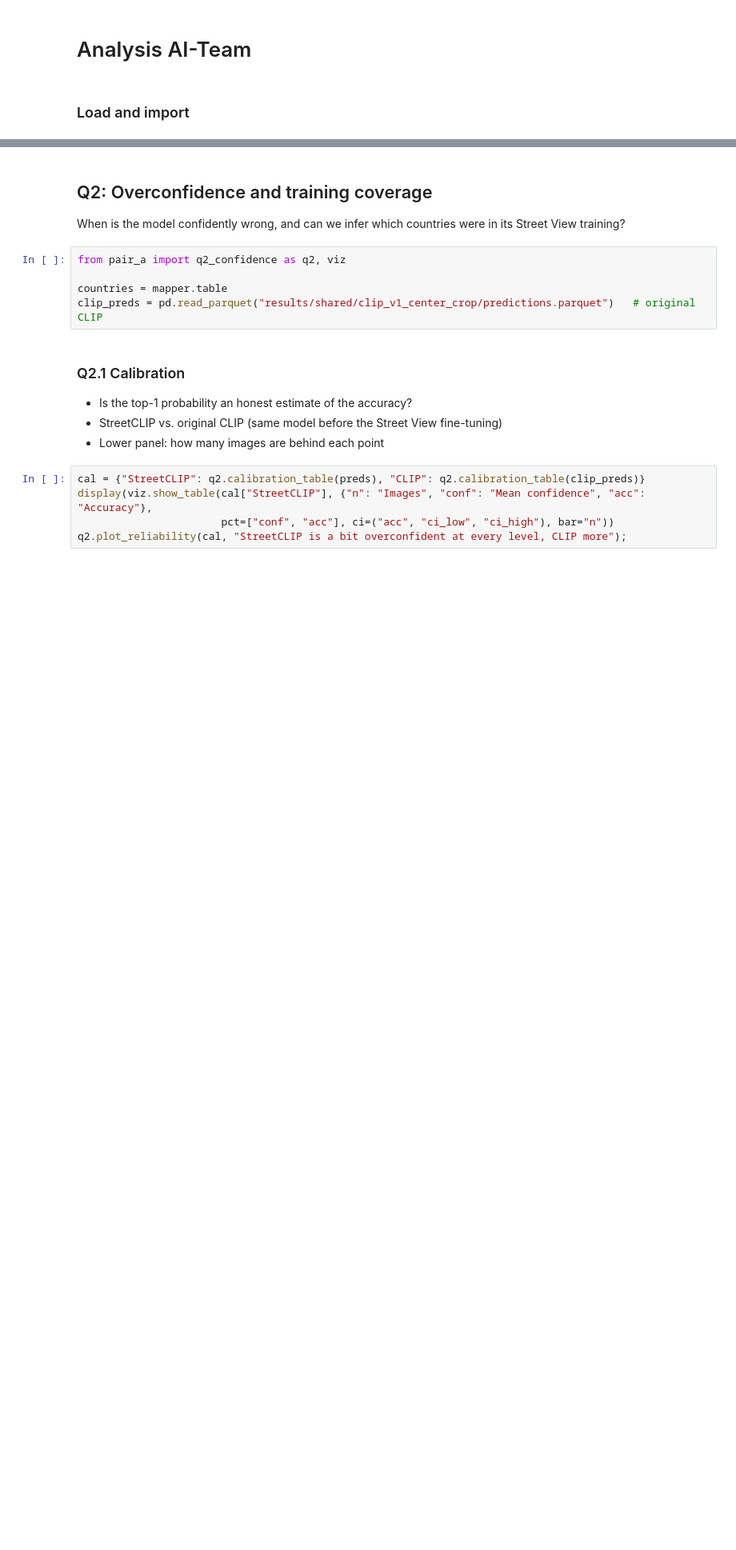
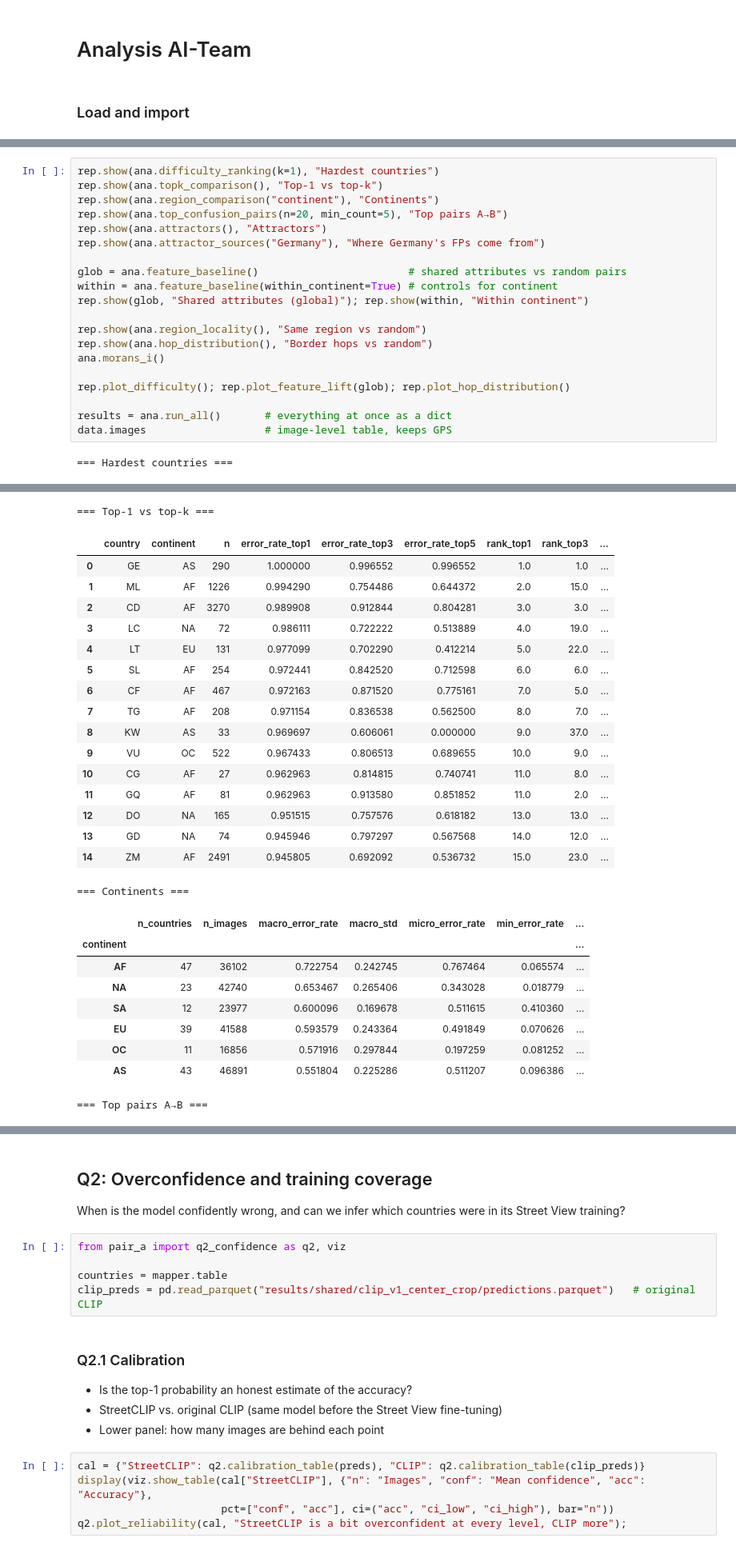
Before and after one commit to mhammer3366/ai_and_visualisation_OpenSI, a Jupyter notebook: notebooks/phase1_AI.ipynb, the cells around one changed output, grey strips where cells are left out. Shown at 80% size. Drawn from its saved outputs; the diff is of its cells as text; blank space fills up the shorter version.

```diff
--- a/notebooks/phase1_AI.ipynb
+++ b/notebooks/phase1_AI.ipynb
@@ -80,0 +131,22 @@ lama_url               https://github.com/enesmsahin/simple-lama-inpainting/rele
+# %%
+rep.show(ana.difficulty_ranking(k=1), "Hardest countries")
+rep.show(ana.topk_comparison(), "Top-1 vs top-k")
+rep.show(ana.region_comparison("continent"), "Continents")
+rep.show(ana.top_confusion_pairs(n=20, min_count=5), "Top pairs A→B")
+rep.show(ana.attractors(), "Attractors")
+rep.show(ana.attractor_sources("Germany"), "Where Germany's FPs come from")
+
+glob = ana.feature_baseline()                        # shared attributes vs random pairs
+within = ana.feature_baseline(within_continent=True) # controls for continent
+rep.show(glob, "Shared attributes (global)"); rep.show(within, "Within continent")
+
+rep.show(ana.region_locality(), "Same region vs random")
+rep.show(ana.hop_distribution(), "Border hops vs random")
+ana.morans_i()
+
+rep.plot_difficulty(); rep.plot_feature_lift(glob); rep.plot_hop_distribution()
+
+results = ana.run_all()       # everything at once as a dict
+data.images                   # image-level table, keeps GPS
+# %% [output]
+=== Hardest countries ===
@@ -80,0 +170,27 @@ lama_url               https://github.com/enesmsahin/simple-lama-inpainting/rele
+=== Top-1 vs top-k ===
+|  | country | continent | n | error_rate_top1 | error_rate_top3 | error_rate_top5 | rank_top1 | rank_top3 | ... |
+| 0 | GE | AS | 290 | 1.000000 | 0.996552 | 0.996552 | 1.0 | 1.0 | ... |
+| 1 | ML | AF | 1226 | 0.994290 | 0.754486 | 0.644372 | 2.0 | 15.0 | ... |
+| 2 | CD | AF | 3270 | 0.989908 | 0.912844 | 0.804281 | 3.0 | 3.0 | ... |
+| 3 | LC | NA | 72 | 0.986111 | 0.722222 | 0.513889 | 4.0 | 19.0 | ... |
+| 4 | LT | EU | 131 | 0.977099 | 0.702290 | 0.412214 | 5.0 | 22.0 | ... |
+| 5 | SL | AF | 254 | 0.972441 | 0.842520 | 0.712598 | 6.0 | 6.0 | ... |
+| 6 | CF | AF | 467 | 0.972163 | 0.871520 | 0.775161 | 7.0 | 5.0 | ... |
+| 7 | TG | AF | 208 | 0.971154 | 0.836538 | 0.562500 | 8.0 | 7.0 | ... |
+| 8 | KW | AS | 33 | 0.969697 | 0.606061 | 0.000000 | 9.0 | 37.0 | ... |
+| 9 | VU | OC | 522 | 0.967433 | 0.806513 | 0.689655 | 10.0 | 9.0 | ... |
+| 10 | CG | AF | 27 | 0.962963 | 0.814815 | 0.740741 | 11.0 | 8.0 | ... |
+| 11 | GQ | AF | 81 | 0.962963 | 0.913580 | 0.851852 | 11.0 | 2.0 | ... |
+| 12 | DO | NA | 165 | 0.951515 | 0.757576 | 0.618182 | 13.0 | 13.0 | ... |
+| 13 | GD | NA | 74 | 0.945946 | 0.797297 | 0.567568 | 14.0 | 12.0 | ... |
+| 14 | ZM | AF | 2491 | 0.945805 | 0.692092 | 0.536732 | 15.0 | 23.0 | ... |
+=== Continents ===
+|  | n_countries | n_images | macro_error_rate | macro_std | micro_error_rate | min_error_rate | ... |
+| continent |  |  |  |  |  |  | ... |
+| AF | 47 | 36102 | 0.722754 | 0.242745 | 0.767464 | 0.065574 | ... |
+| NA | 23 | 42740 | 0.653467 | 0.265406 | 0.343028 | 0.018779 | ... |
+| SA | 12 | 23977 | 0.600096 | 0.169678 | 0.511615 | 0.410360 | ... |
+| EU | 39 | 41588 | 0.593579 | 0.243364 | 0.491849 | 0.070626 | ... |
+| OC | 11 | 16856 | 0.571916 | 0.297844 | 0.197259 | 0.081252 | ... |
+| AS | 43 | 46891 | 0.551804 | 0.225286 | 0.511207 | 0.096386 | ... |
+=== Top pairs A→B ===
```
Also changed, not shown: parts of 4 cells of this notebook, 2 other files.
